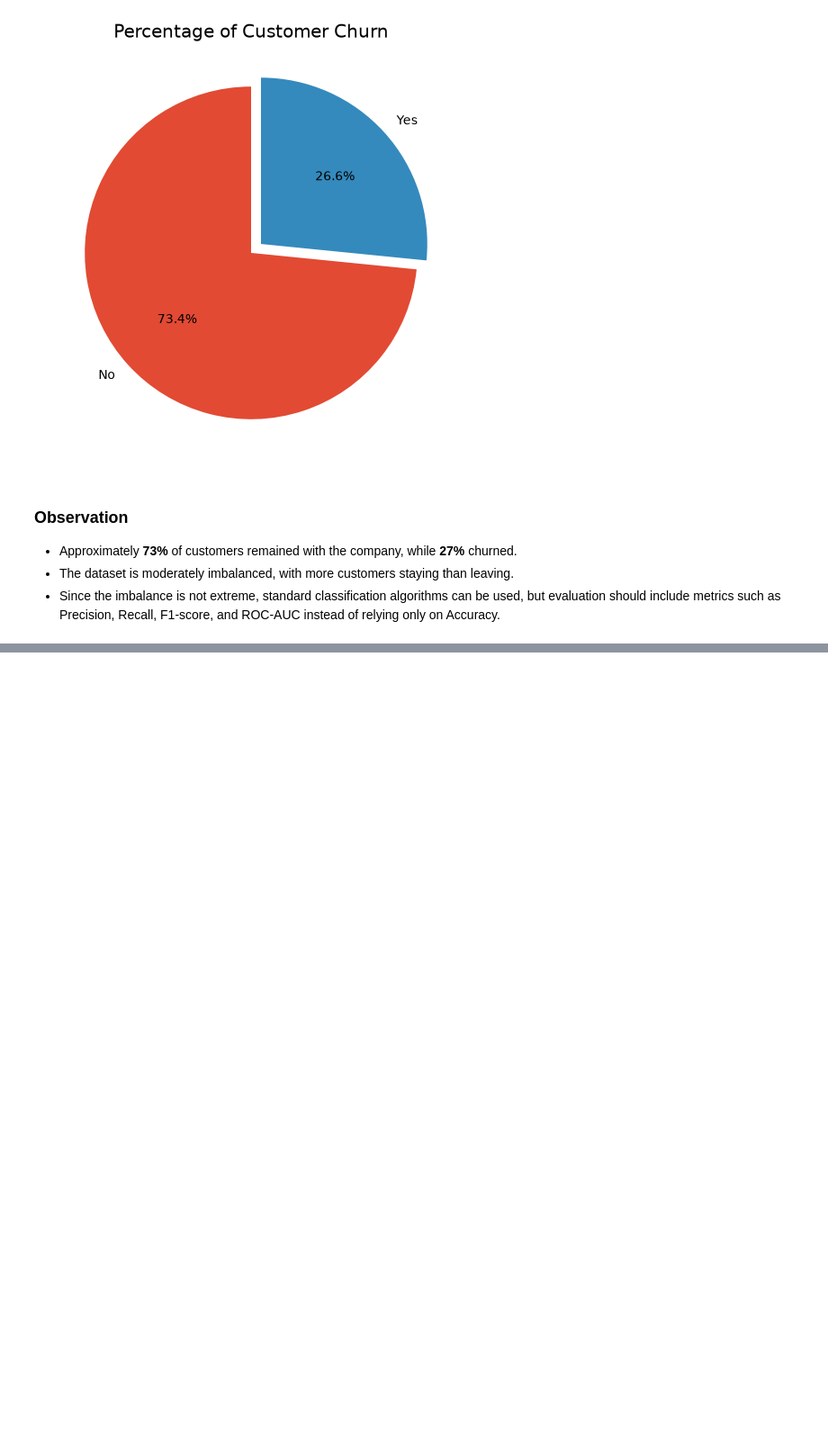
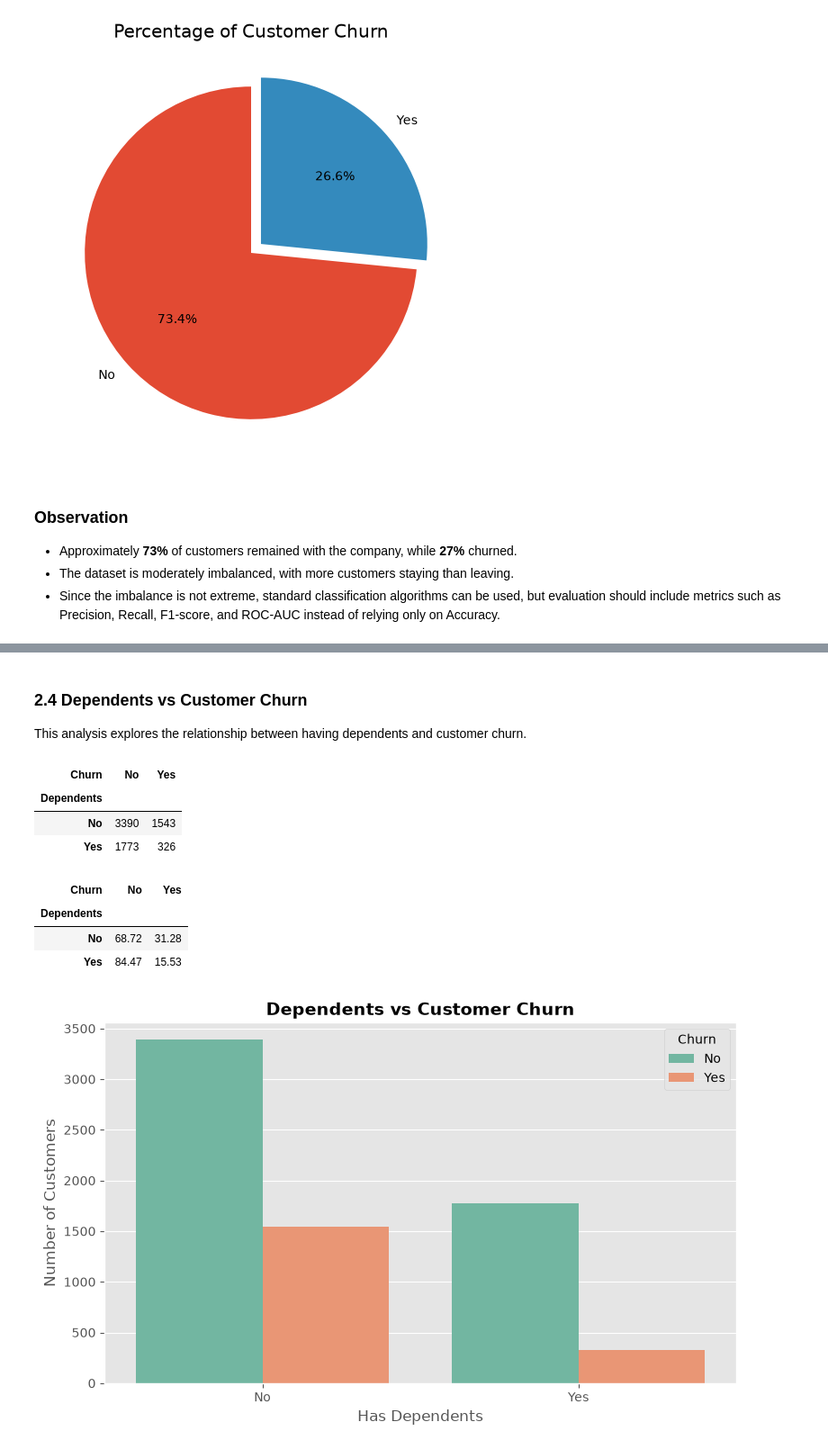
Before and after one commit to Sudeeppp-Mishra/Customer-Churn-Prediction, a Jupyter notebook: notebooks/customer_churn_prediction.ipynb, the cells around one changed output, grey strips where cells are left out. Shown at 90% size. Saved outputs shown, nothing was run; the diff lists cells and outputs as text; code cells hidden in the pictures; blank space fills up the shorter version.

```diff
--- a/notebooks/customer_churn_prediction.ipynb
+++ b/notebooks/customer_churn_prediction.ipynb
@@ -491,0 +669,52 @@ plt.show()
+# %% [markdown]
+### 2.4 Dependents vs Customer Churn
+
+This analysis explores the relationship between having dependents and customer churn.
+# %%
+dependents_churn = pd.crosstab(df["Dependents"], df["Churn"])
+
+display(dependents_churn)
+# %% [output]
+| Churn | No | Yes |
+| Dependents |  |  |
+| No | 3390 | 1543 |
+| Yes | 1773 | 326 |
+# %%
+dependents_churn_percent = (
+    pd.crosstab(
+        df["Dependents"],
+        df["Churn"],
+        normalize="index"
+    ) * 100
+).round(2)
+
+display(dependents_churn_percent)
+# %% [output]
+| Churn | No | Yes |
+| Dependents |  |  |
+| No | 68.72 | 31.28 |
+| Yes | 84.47 | 15.53 |
+# %%
+plt.figure(figsize=(8,5))
+
+sns.countplot(
+    data=df,
+    x="Dependents",
+    hue="Churn",
+    palette="Set2"
+)
+
+plt.title("Dependents vs Customer Churn", fontsize=14, fontweight="bold")
+plt.xlabel("Has Dependents")
+plt.ylabel("Number of Customers")
+
+plt.tight_layout()
+
+plt.savefig(
+    "../reports/figures/dependents_vs_churn.png",
+    dpi=300
+)
+
+plt.show()
+# %% [output]
+[figure, added]
```
Also changed, not shown: parts of 55 cells of this notebook.
